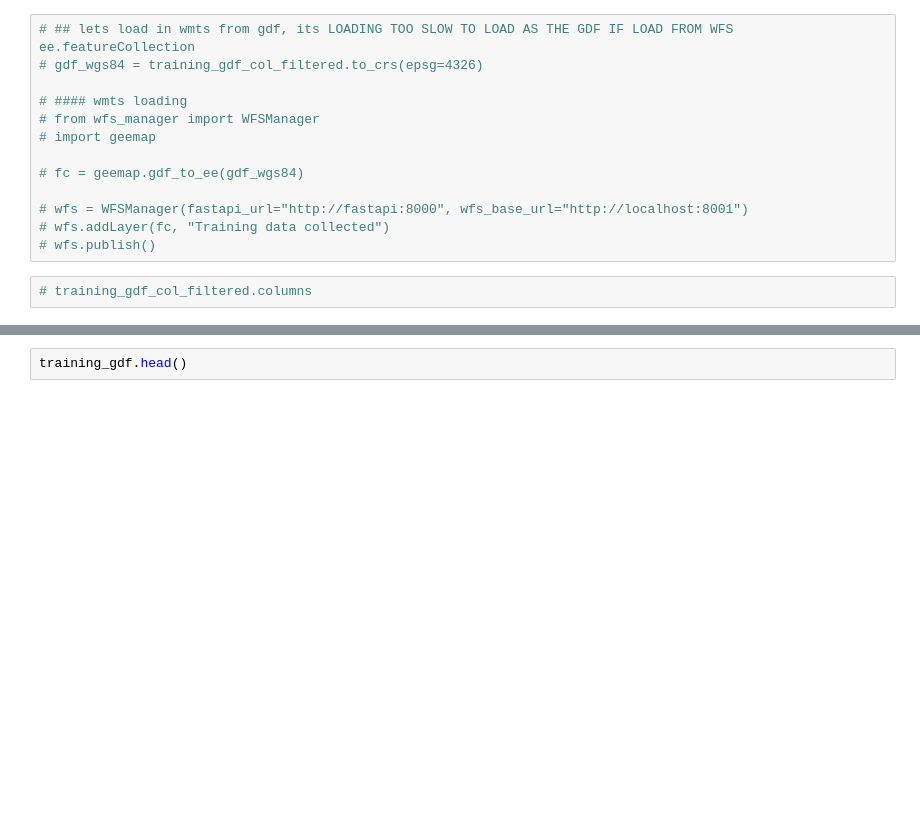
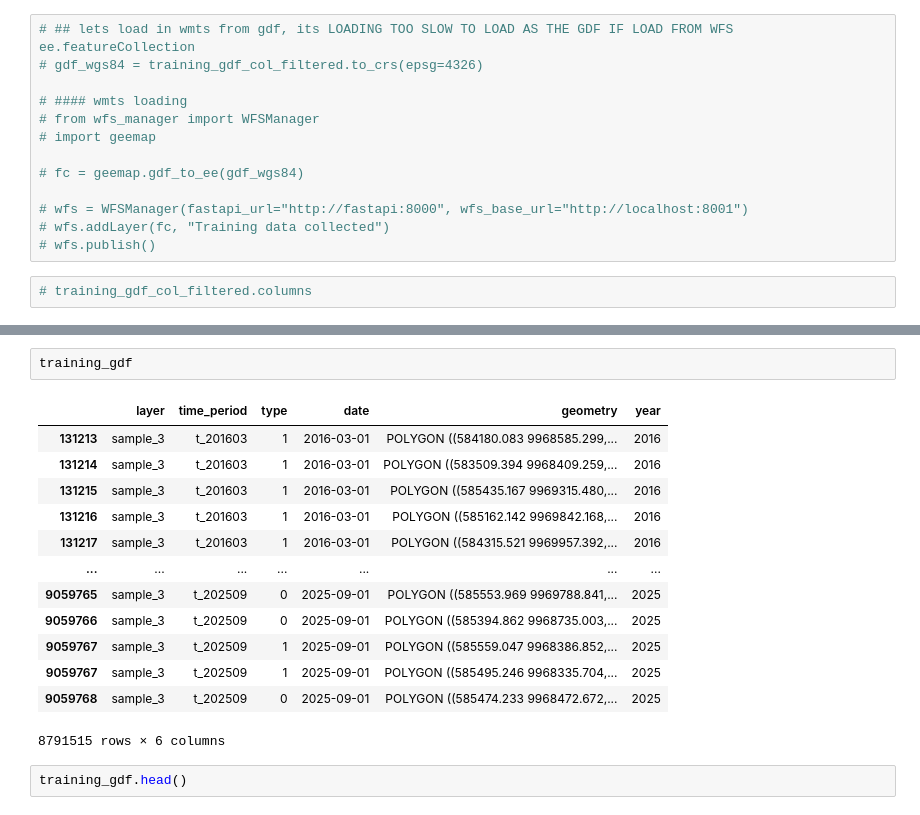
Before and after one commit to miqbalf/gis-carbon-ai, a Jupyter notebook: jupyter/notebooks/02c_forestry_arr_ML_tsfresh.ipynb, the cells around one changed output, grey strips where cells are left out. Drawn from its saved outputs; the diff is of its cells as text; blank space fills up the shorter version.

```diff
--- a/jupyter/notebooks/02c_forestry_arr_ML_tsfresh.ipynb
+++ b/jupyter/notebooks/02c_forestry_arr_ML_tsfresh.ipynb
@@ -507,3 +522,19 @@ else:
+# %%
+training_gdf
+# %% [output]
+|  | layer | time_period | type | date | geometry | year |
+| 131213 | sample_3 | t_201603 | 1 | 2016-03-01 | POLYGON ((584180.083 9968585.299,... | 2016 |
+| 131214 | sample_3 | t_201603 | 1 | 2016-03-01 | POLYGON ((583509.394 9968409.259,... | 2016 |
+| 131215 | sample_3 | t_201603 | 1 | 2016-03-01 | POLYGON ((585435.167 9969315.480,... | 2016 |
+| 131216 | sample_3 | t_201603 | 1 | 2016-03-01 | POLYGON ((585162.142 9969842.168,... | 2016 |
+| 131217 | sample_3 | t_201603 | 1 | 2016-03-01 | POLYGON ((584315.521 9969957.392,... | 2016 |
+| ... | ... | ... | ... | ... | ... | ... |
+| 9059765 | sample_3 | t_202509 | 0 | 2025-09-01 | POLYGON ((585553.969 9969788.841,... | 2025 |
+| 9059766 | sample_3 | t_202509 | 0 | 2025-09-01 | POLYGON ((585394.862 9968735.003,... | 2025 |
+| 9059767 | sample_3 | t_202509 | 1 | 2025-09-01 | POLYGON ((585559.047 9968386.852,... | 2025 |
+| 9059767 | sample_3 | t_202509 | 1 | 2025-09-01 | POLYGON ((585495.246 9968335.704,... | 2025 |
+| 9059768 | sample_3 | t_202509 | 0 | 2025-09-01 | POLYGON ((585474.233 9968472.672,... | 2025 |
+8791515 rows × 6 columns
 # %%
 training_gdf.head()
 # %% [output]
```
Also changed, not shown: parts of 4 cells of this notebook.
